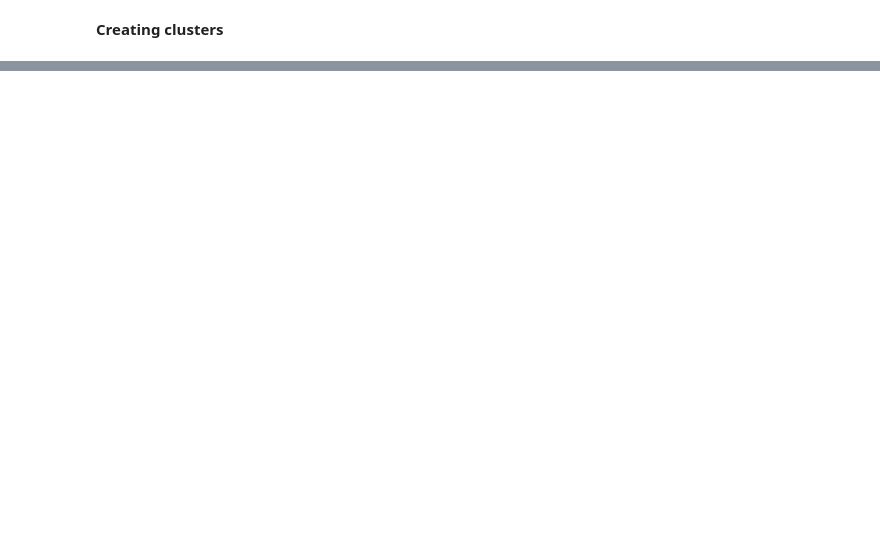
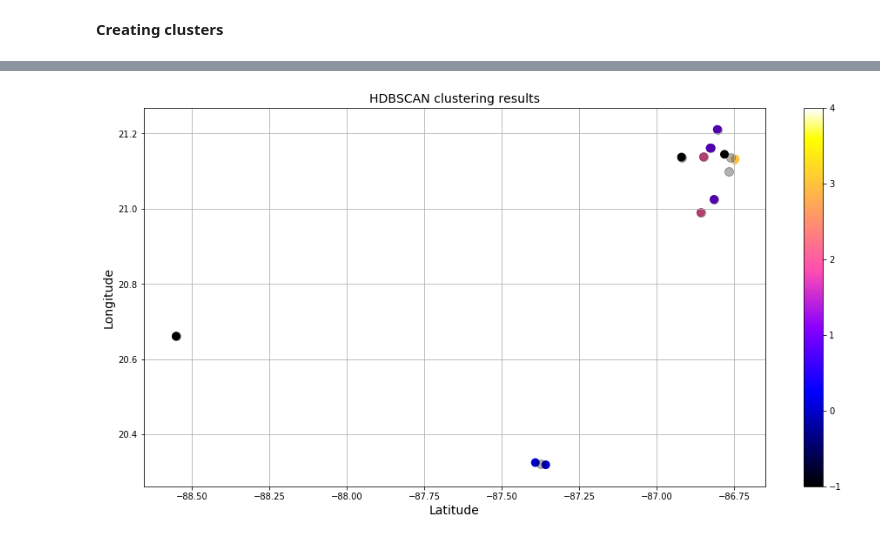
Before and after one commit to alancflau/Trip-planner, a Jupyter notebook: Planner.ipynb, the cells around one changed output, grey strips where cells are left out. Cells and saved outputs as stored; diff of their text form; code cells hidden in the pictures; blank space fills up the shorter version.

```diff
--- a/Planner.ipynb
+++ b/Planner.ipynb
@@ -186,0 +223,25 @@ coords
+# %%
+rads = np.radians(X)
+clusterer = hdbscan.HDBSCAN(min_cluster_size=2, metric='haversine')
+predictions = clusterer.fit_predict(rads)
+# %%
+clustered = pd.concat([sample_df.reset_index(),
+                       pd.DataFrame({'Cluster':predictions})],
+                     axis = 1)
+clustered.drop('index', axis = 1, inplace = True)
+
+conditions = [
+    clustered['Cluster'] == -1,
+    clustered['Cluster'] == 0,
+    clustered['Cluster'] == 1,
+    clustered['Cluster'] == 2,
+    clustered['Cluster'] == 3,
+    clustered['Cluster'] == 4,
+    clustered['Cluster'] == 5,
+    clustered['Cluster'] == 6,
+    clustered['Cluster'] == 7,
+    clustered['Cluster'] == 8 ]
+choices = ['NA/Noise', 'Monday', 'Tuesday', 'Wednesday', 'Thursday',
+           'Friday','Saturday', 'Sunday', 'Monday', 'Tuesday' ]
+clustered['Vacation Day'] = np.select(conditions, choices, default='black')
+clustered.sort_values(by=['Cluster'])
@@ -186,0 +266,18 @@ coords
+# %%
+fig = plt.figure(figsize=(16,8))
+cmap=plt.cm.gnuplot2
+#norm = matplotlib.colors.BoundaryNorm(np.arange(0,10,1), cmap.N)
+plt.scatter(clustered['Longitude'], clustered['Latitude'], c=clustered['Cluster'],
+            cmap=cmap, s=100, edgecolor='none')
+plt.colorbar(ticks=[-1,0,1,2,3,4,5,6,7,8])
+centers = kmeans_1.cluster_centers_
+plt.scatter(centers[:, 0], centers[:, 1], c='black', s=100, alpha=0.3);
+#plt.xlim(2.28, 2.375)
+#plt.ylim(48.84, 48.89)
+plt.xlabel('Latitude', fontsize=14)
+plt.ylabel('Longitude', fontsize=14)
+plt.title('HDBSCAN clustering results', fontsize=14)
+plt.grid()
+plt.show()
+# %% [output]
+[figure, added]
```
Also changed, not shown: parts of 30 cells of this notebook.
